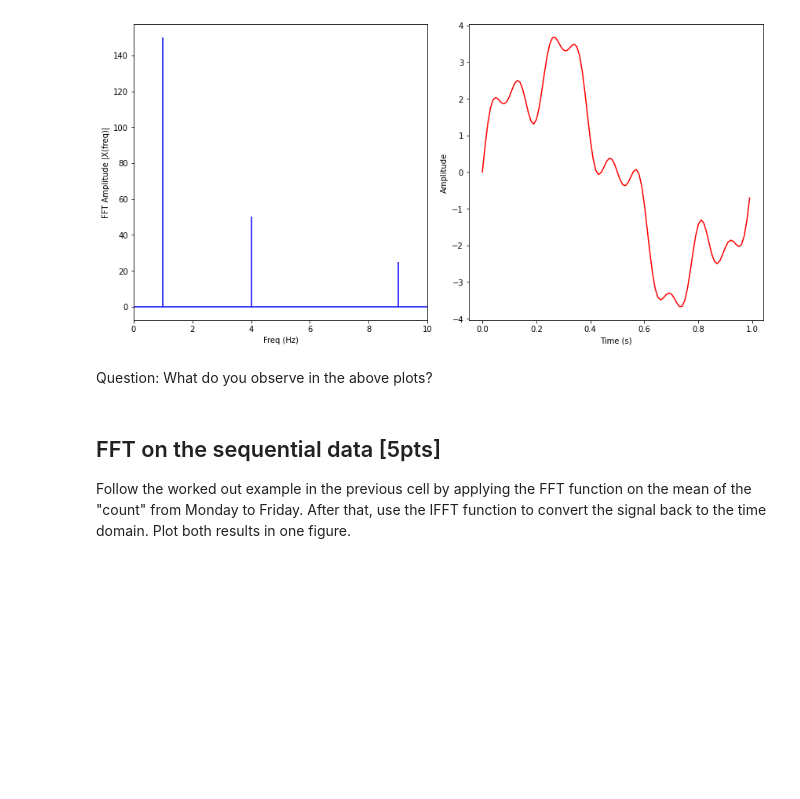
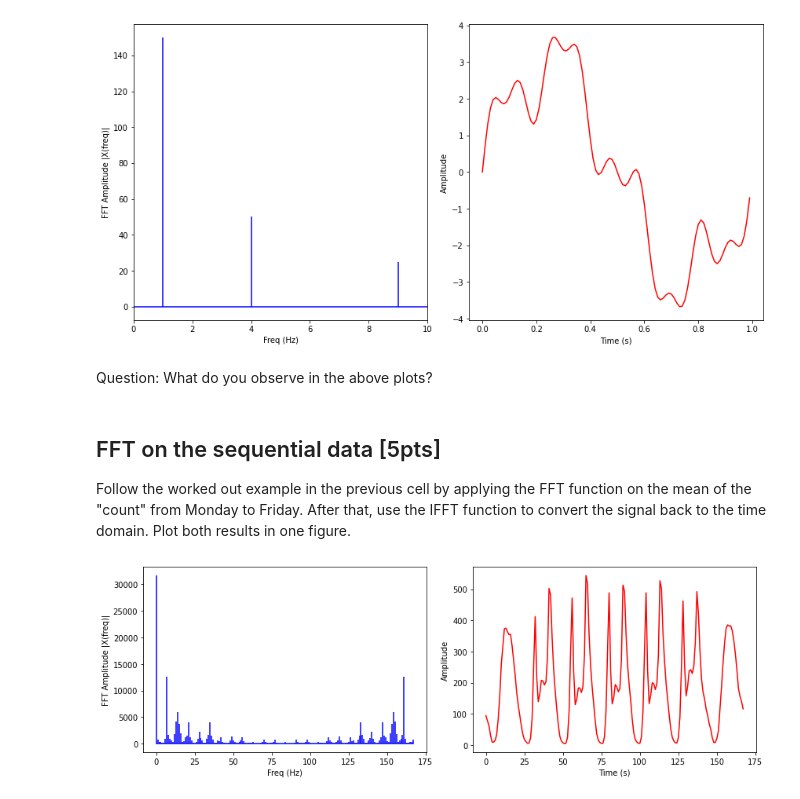
Before and after one commit to Maggiemajiii/BUCS365, a Jupyter notebook: HWs/hw1/HW1coding.ipynb, the cells around one changed output. Drawn from its saved outputs; the diff is of its cells as text; code cells hidden in the pictures; blank space fills up the shorter version.

```diff
--- a/HWs/hw1/HW1coding.ipynb
+++ b/HWs/hw1/HW1coding.ipynb
@@ -226,19 +226,27 @@ Follow the worked out example in the previous cell by applying the FFT function
 # %%
 
 # write your code here
-
+X = fft(group['count'])
+sp = len(group['idx'])
+t = group['idx']
+N = len(X)
+n = np.arange(N)
+T = N/sp
+freq = n/T
 
 plt.figure(figsize = (12, 4))
 plt.subplot(121)
 
 plt.stem(freq, np.abs(X), 'b', \
          markerfmt=" ", basefmt="-b")
 plt.xlabel('Freq (Hz)')
 plt.ylabel('FFT Amplitude |X(freq)|')
 
 plt.subplot(122)
 plt.plot(t, ifft(X), 'r')
 plt.xlabel('Time (s)')
 plt.ylabel('Amplitude')
 plt.tight_layout()
 plt.show()
+# %% [output]
+[figure, added]
```
